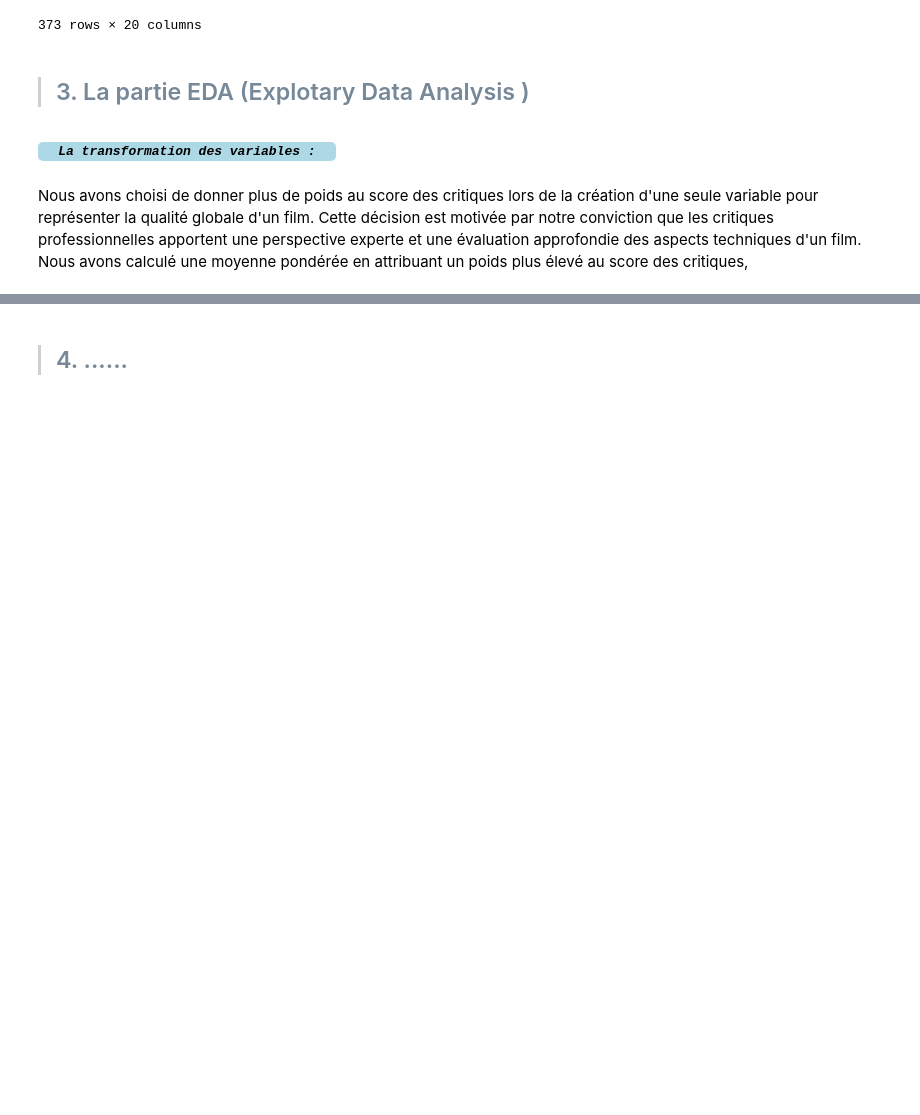
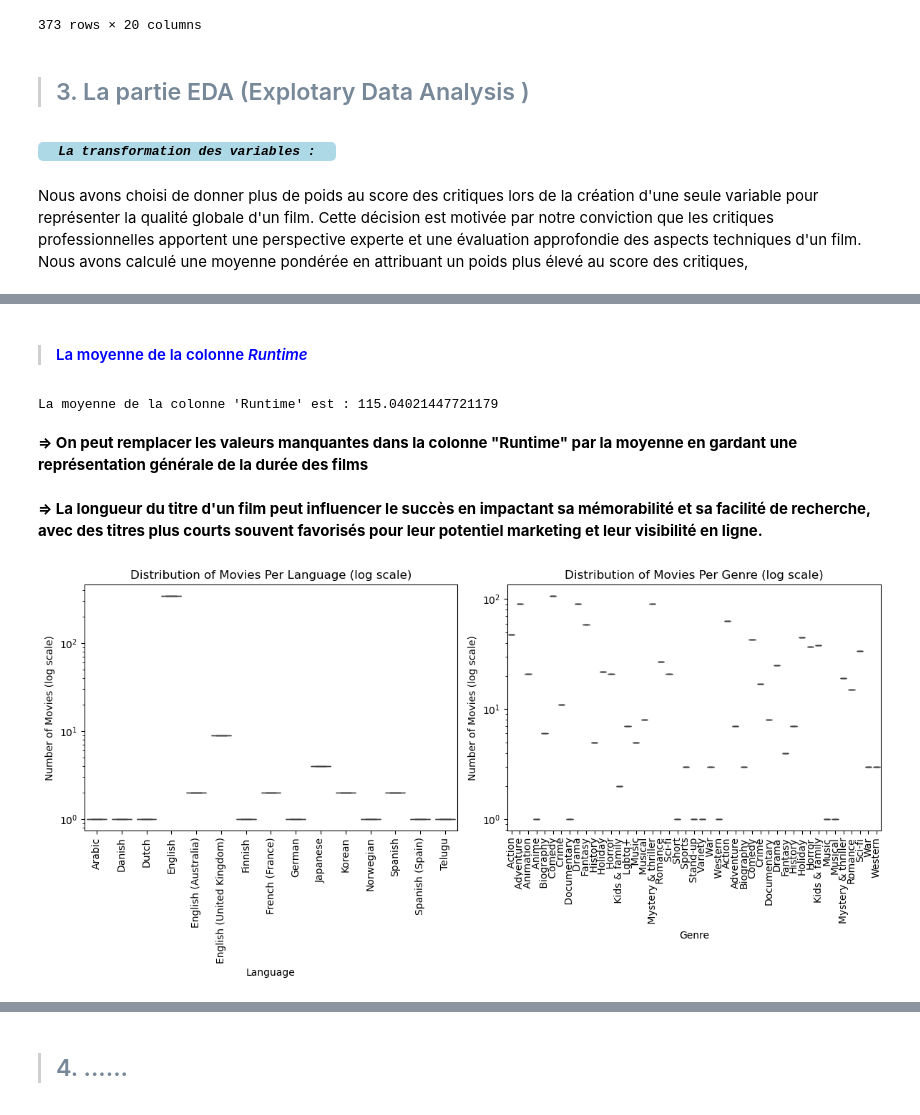
Before and after one commit to ZakaryaAD/Projet-Data-ALAMI-et-Blel, a Jupyter notebook: Web scraping with Selenium.ipynb, the cells around one changed output, grey strips where cells are left out. Drawn from its saved outputs; the diff is of its cells as text; code cells hidden in the pictures; blank space fills up the shorter version.

```diff
--- a/Web scraping with Selenium.ipynb
+++ b/Web scraping with Selenium.ipynb
@@ -246,16 +270,66 @@ def convert_to_dd_mm_yyyy_streaming(date_str):
 df['Runtime'] = df['Runtime'].apply(convert_to_minutes)
 df['Release Date (Theaters)'] = df['Release Date (Theaters)'].apply(convert_to_dd_mm_yyyy_theater)
 df['Release Date (Streaming)'] = df['Release Date (Streaming)'].apply(convert_to_dd_mm_yyyy_streaming)
+# %% [markdown]
+<blockquote> <h4 style="color:Blue" > La moyenne de la colonne <em>Runtime</em> </h4>   </blockquote>
+<a class="anchor" id="chapter1"></a>
+# %%
+average_runtime = df['Runtime'].mean()
+# Afficher la moyenne
+print("\nLa moyenne de la colonne 'Runtime' est :", average_runtime)
+# %% [output]
+La moyenne de la colonne 'Runtime' est : 115.04021447721179
+# %% [markdown]
+<b> => On peut remplacer les valeurs manquantes dans la colonne "Runtime" par la moyenne  en gardant une représentation générale de la durée des films</b>
 # %%
 #Transformer la variable Title en la longueur du titre du film
 df['TitleLength'] = df['Title'].apply(len)
+# %% [markdown]
+<b> => La longueur du titre d'un film peut influencer le succès en impactant sa mémorabilité et sa facilité de recherche, avec des titres plus courts souvent favorisés pour leur potentiel marketing et leur visibilité en ligne. </b>
 # %%
 # Use get_dummies to create separate columns for each genre and Language
 df['Genre'] = df['Genre'].str.split(',')
-df_dummies = pd.get_dummies(df['Genre'].apply(pd.Series).stack()).groupby(level=0).sum()
+df_genre_dummies = pd.get_dummies(df['Genre'].apply(pd.Series).stack()).groupby(level=0).sum()
 
 df['Original Language'] = df['Original Language'].str.split(',')
-df_dummies = pd.get_dummies(df['Original Language'].apply(pd.Series).stack()).groupby(level=0).sum()
+df_language_dummies = pd.get_dummies(df['Original Language'].apply(pd.Series).stack()).groupby(level=0).sum()
+
+# Concatenate the new columns with the original DataFrame and drop the original columns
+df_transformed = pd.concat([df, df_genre_dummies, df_language_dummies], axis=1).drop(['Genre', 'Original Language'], axis=1)
+# %%
+# Calculate the number of movies per language
+movies_per_language = df_language_dummies.sum(axis=0)
+movies_per_genre = df_genre_dummies.sum(axis=0)
+
+import seaborn as sns
+import matplotlib.pyplot as plt
+
+# Create a figure with two subplots
+fig, axes = plt.subplots(nrows=1, ncols=2, figsize=(12, 6))
+
+# Plot for movies per language
+sns.boxplot(x=movies_per_language.index, y=movies_per_language.values, ax=axes[0])
+axes[0].set_yscale('log')  # Set y-axis to logarithmic scale
+axes[0].set_title('Distribution of Movies Per Language (log scale)')
+axes[0].set_xlabel('Language')
+axes[0].set_ylabel('Number of Movies (log scale)')
+axes[0].tick_params(axis='x', rotation=90)  # Rotate x-axis labels
+
+# Plot for movies per genre
+sns.boxplot(x=movies_per_genre.index, y=movies_per_genre.values, ax=axes[1])
+axes[1].set_yscale('log')  # Set y-axis to logarithmic scale
+axes[1].set_title('Distribution of Movies Per Genre (log scale)')
+axes[1].set_xlabel('Genre')
+axes[1].set_ylabel('Number of Movies (log scale)')
+axes[1].tick_params(axis='x', rotation=90)  # Rotate x-axis labels
+
+# Adjust layout for better spacing
+plt.tight_layout()
+
+# Display the plots
+plt.show()
+# %% [output]
+[figure, added]
 # %%
 # Fonction pour convertir le box-office en entier
 def convert_box_office_to_int(box_office):
```
Also changed, not shown: parts of 3 cells of this notebook.
